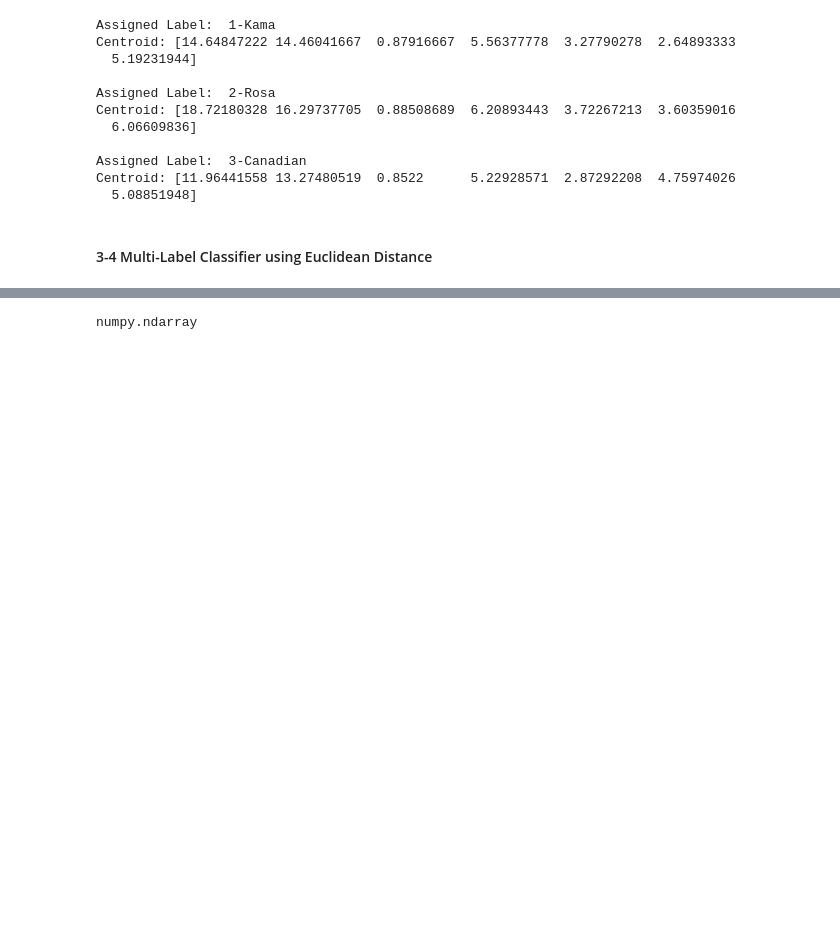
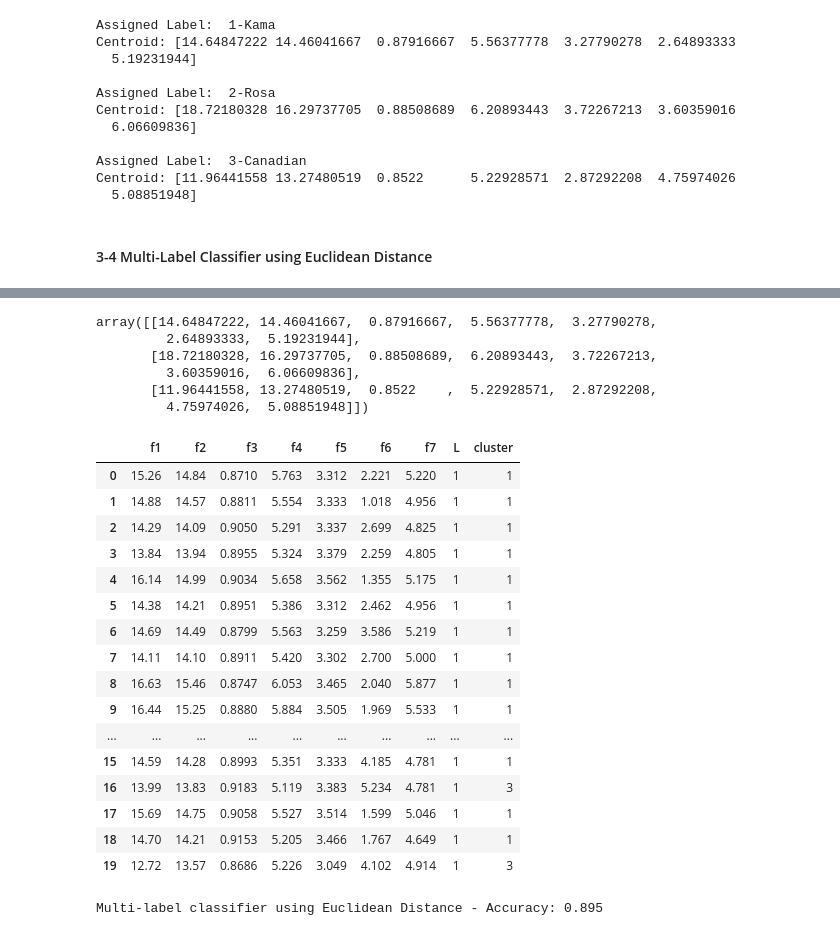
Before and after one commit to ndeen/ml_python, a Jupyter notebook: hw/hw6/ndeen_hw6.ipynb, the cells around one changed output, grey strips where cells are left out. Cells and saved outputs as stored; diff of their text form; code cells hidden in the pictures; blank space fills up the shorter version.

```diff
--- a/hw/hw6/ndeen_hw6.ipynb
+++ b/hw/hw6/ndeen_hw6.ipynb
@@ -368,4 +369,23 @@ raw_seeds.head()
+# %%
+centers
+# %% [output]
+array([[14.64847222, 14.46041667,  0.87916667,  5.56377778,  3.27790278,
+         2.64893333,  5.19231944],
+       [18.72180328, 16.29737705,  0.88508689,  6.20893443,  3.72267213,
+         3.60359016,  6.06609836],
+       [11.96441558, 13.27480519,  0.8522    ,  5.22928571,  2.87292208,
+         4.75974026,  5.08851948]])
 # %%
 # calculate euclidean distances for centroids and for each observation and then compare the distances, and assign to clusters
+from sklearn.metrics.pairwise import euclidean_distances
+
+clusters_l = []
+for obs in X:
+    d = euclidean_distances(obs.reshape(1, -1),centers)
+    if d[0][0] == d.min():
+        cluster = 1
+    if d[0][1] == d.min():
+        cluster = 2
+    if d[0][2] == d.min():
+        cluster = 3
+    clusters_l.append(cluster)
-# %% [output]
-numpy.ndarray
@@ -371,0 +394,25 @@ numpy.ndarray
+# %%
+kmeans_raw_seeds.head(20)
+# %% [output]
+|  | f1 | f2 | f3 | f4 | f5 | f6 | f7 | L | cluster |
+| 0 | 15.26 | 14.84 | 0.8710 | 5.763 | 3.312 | 2.221 | 5.220 | 1 | 1 |
+| 1 | 14.88 | 14.57 | 0.8811 | 5.554 | 3.333 | 1.018 | 4.956 | 1 | 1 |
+| 2 | 14.29 | 14.09 | 0.9050 | 5.291 | 3.337 | 2.699 | 4.825 | 1 | 1 |
+| 3 | 13.84 | 13.94 | 0.8955 | 5.324 | 3.379 | 2.259 | 4.805 | 1 | 1 |
+| 4 | 16.14 | 14.99 | 0.9034 | 5.658 | 3.562 | 1.355 | 5.175 | 1 | 1 |
+| 5 | 14.38 | 14.21 | 0.8951 | 5.386 | 3.312 | 2.462 | 4.956 | 1 | 1 |
+| 6 | 14.69 | 14.49 | 0.8799 | 5.563 | 3.259 | 3.586 | 5.219 | 1 | 1 |
+| 7 | 14.11 | 14.10 | 0.8911 | 5.420 | 3.302 | 2.700 | 5.000 | 1 | 1 |
+| 8 | 16.63 | 15.46 | 0.8747 | 6.053 | 3.465 | 2.040 | 5.877 | 1 | 1 |
+| 9 | 16.44 | 15.25 | 0.8880 | 5.884 | 3.505 | 1.969 | 5.533 | 1 | 1 |
+| ... | ... | ... | ... | ... | ... | ... | ... | ... | ... |
+| 15 | 14.59 | 14.28 | 0.8993 | 5.351 | 3.333 | 4.185 | 4.781 | 1 | 1 |
+| 16 | 13.99 | 13.83 | 0.9183 | 5.119 | 3.383 | 5.234 | 4.781 | 1 | 3 |
+| 17 | 15.69 | 14.75 | 0.9058 | 5.527 | 3.514 | 1.599 | 5.046 | 1 | 1 |
+| 18 | 14.70 | 14.21 | 0.9153 | 5.205 | 3.466 | 1.767 | 4.649 | 1 | 1 |
+| 19 | 12.72 | 13.57 | 0.8686 | 5.226 | 3.049 | 4.102 | 4.914 | 1 | 3 |
+# %%
+# calculate accuracy
+print("Multi-label classifier using Euclidean Distance - Accuracy:", round(len(kmeans_raw_seeds[kmeans_raw_seeds['L'] == kmeans_raw_seeds['cluster']]) / len(kmeans_raw_seeds), 3))
+# %% [output]
+Multi-label classifier using Euclidean Distance - Accuracy: 0.895
```
Also changed, not shown: parts of 8 cells of this notebook.
